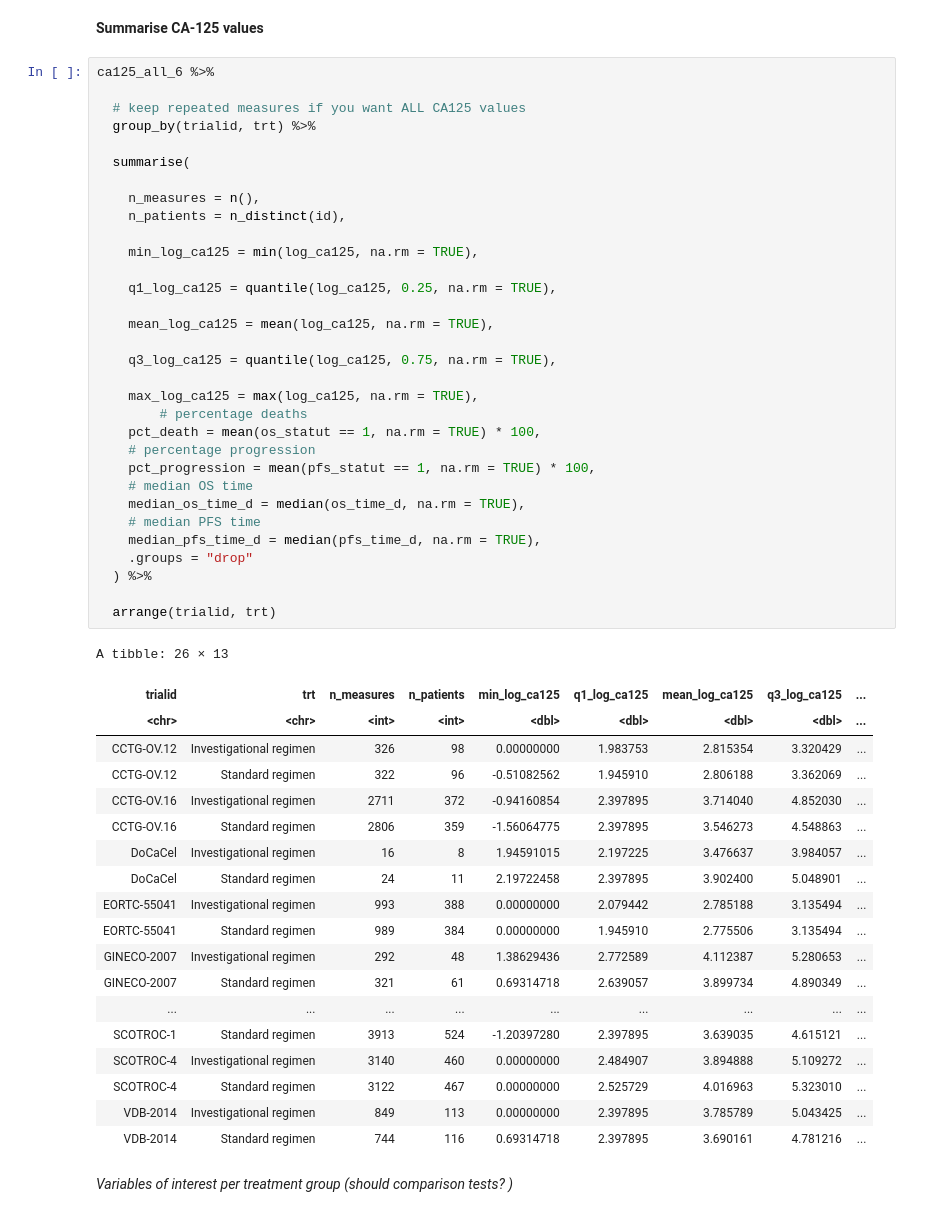
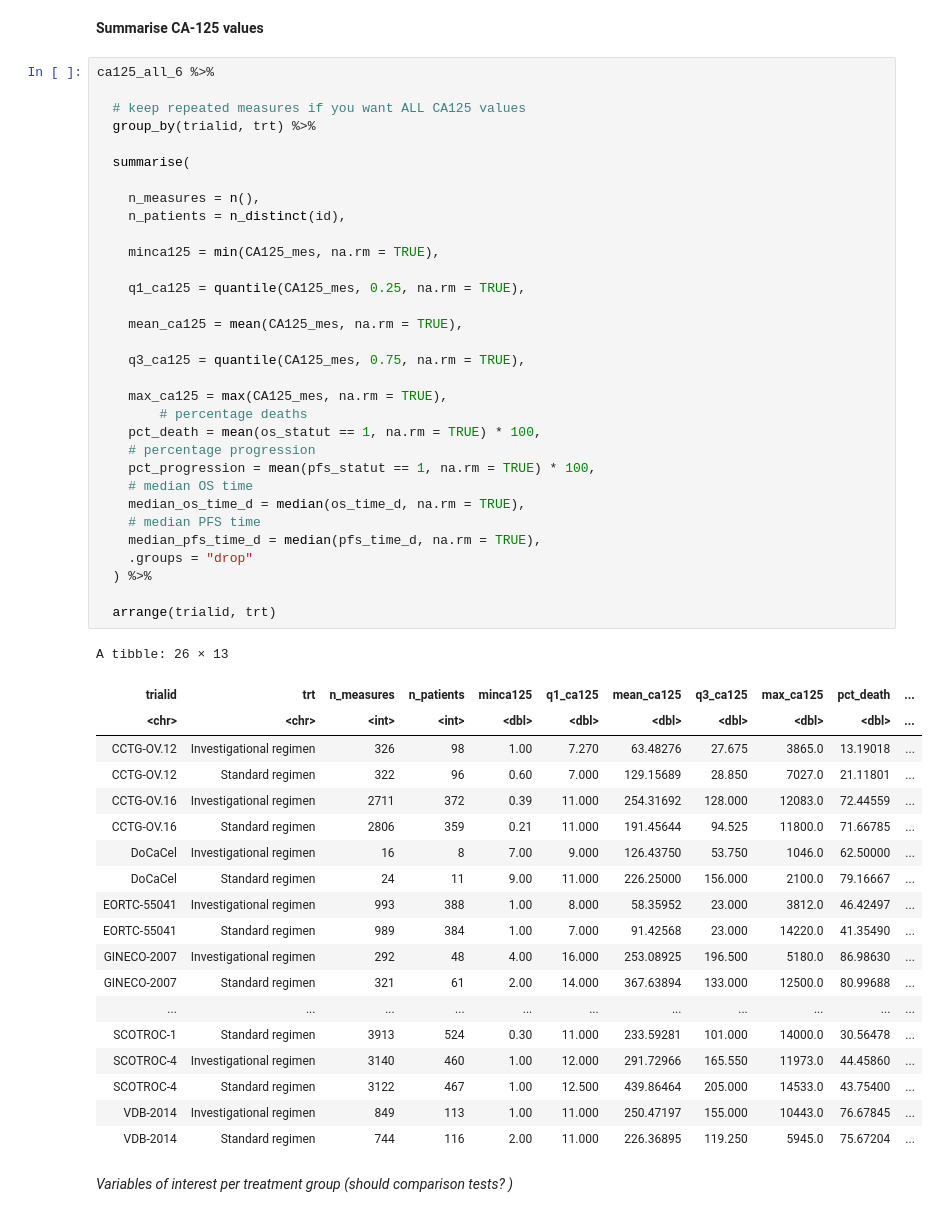
Before and after one commit to Kodro23/Surrogacy_evaluation_CA125, a Jupyter notebook: notebooks/CA125.ipynb, the cells around one changed output. Drawn from its saved outputs; the diff is of its cells as text.

```diff
--- a/notebooks/CA125.ipynb
+++ b/notebooks/CA125.ipynb
@@ -261,55 +278,55 @@ ggplot(subset_data, aes(x = time_ca125, y = log_ca125, color = id, group = id))
 # %%
 ca125_all_6 %>%
 
   # keep repeated measures if you want ALL CA125 values
   group_by(trialid, trt) %>%
 
   summarise(
 
     n_measures = n(),
     n_patients = n_distinct(id),
 
-    min_log_ca125 = min(log_ca125, na.rm = TRUE),
+    minca125 = min(CA125_mes, na.rm = TRUE),
 
-    q1_log_ca125 = quantile(log_ca125, 0.25, na.rm = TRUE),
+    q1_ca125 = quantile(CA125_mes, 0.25, na.rm = TRUE),
 
-    mean_log_ca125 = mean(log_ca125, na.rm = TRUE),
+    mean_ca125 = mean(CA125_mes, na.rm = TRUE),
 
-    q3_log_ca125 = quantile(log_ca125, 0.75, na.rm = TRUE),
+    q3_ca125 = quantile(CA125_mes, 0.75, na.rm = TRUE),
 
-    max_log_ca125 = max(log_ca125, na.rm = TRUE),
+    max_ca125 = max(CA125_mes, na.rm = TRUE),
         # percentage deaths
     pct_death = mean(os_statut == 1, na.rm = TRUE) * 100,
     # percentage progression
     pct_progression = mean(pfs_statut == 1, na.rm = TRUE) * 100,
     # median OS time
     median_os_time_d = median(os_time_d, na.rm = TRUE),
     # median PFS time
     median_pfs_time_d = median(pfs_time_d, na.rm = TRUE),
     .groups = "drop"
   ) %>%
 
   arrange(trialid, trt)
 # %% [output]
 A tibble: 26 × 13
-| trialid | trt | n_measures | n_patients | min_log_ca125 | q1_log_ca125 | mean_log_ca125 | q3_log_ca125 | ... |
-| <chr> | <chr> | <int> | <int> | <dbl> | <dbl> | <dbl> | <dbl> | ... |
-| CCTG-OV.12 | Investigational regimen | 326 | 98 | 0.00000000 | 1.983753 | 2.815354 | 3.320429 | ... |
-| CCTG-OV.12 | Standard regimen | 322 | 96 | -0.51082562 | 1.945910 | 2.806188 | 3.362069 | ... |
-| CCTG-OV.16 | Investigational regimen | 2711 | 372 | -0.94160854 | 2.397895 | 3.714040 | 4.852030 | ... |
-| CCTG-OV.16 | Standard regimen | 2806 | 359 | -1.56064775 | 2.397895 | 3.546273 | 4.548863 | ... |
-| DoCaCel | Investigational regimen | 16 | 8 | 1.94591015 | 2.197225 | 3.476637 | 3.984057 | ... |
-| DoCaCel | Standard regimen | 24 | 11 | 2.19722458 | 2.397895 | 3.902400 | 5.048901 | ... |
-| EORTC-55041 | Investigational regimen | 993 | 388 | 0.00000000 | 2.079442 | 2.785188 | 3.135494 | ... |
-| EORTC-55041 | Standard regimen | 989 | 384 | 0.00000000 | 1.945910 | 2.775506 | 3.135494 | ... |
-| GINECO-2007 | Investigational regimen | 292 | 48 | 1.38629436 | 2.772589 | 4.112387 | 5.280653 | ... |
-| GINECO-2007 | Standard regimen | 321 | 61 | 0.69314718 | 2.639057 | 3.899734 | 4.890349 | ... |
-| ... | ... | ... | ... | ... | ... | ... | ... | ... |
-| SCOTROC-1 | Standard regimen | 3913 | 524 | -1.20397280 | 2.397895 | 3.639035 | 4.615121 | ... |
-| SCOTROC-4 | Investigational regimen | 3140 | 460 | 0.00000000 | 2.484907 | 3.894888 | 5.109272 | ... |
-| SCOTROC-4 | Standard regimen | 3122 | 467 | 0.00000000 | 2.525729 | 4.016963 | 5.323010 | ... |
-| VDB-2014 | Investigational regimen | 849 | 113 | 0.00000000 | 2.397895 | 3.785789 | 5.043425 | ... |
-| VDB-2014 | Standard regimen | 744 | 116 | 0.69314718 | 2.397895 | 3.690161 | 4.781216 | ... |
+| trialid | trt | n_measures | n_patients | minca125 | q1_ca125 | mean_ca125 | q3_ca125 | max_ca125 | pct_death | ... |
+| <chr> | <chr> | <int> | <int> | <dbl> | <dbl> | <dbl> | <dbl> | <dbl> | <dbl> | ... |
+| CCTG-OV.12 | Investigational regimen | 326 | 98 | 1.00 | 7.270 | 63.48276 | 27.675 | 3865.0 | 13.19018 | ... |
+| CCTG-OV.12 | Standard regimen | 322 | 96 | 0.60 | 7.000 | 129.15689 | 28.850 | 7027.0 | 21.11801 | ... |
+| CCTG-OV.16 | Investigational regimen | 2711 | 372 | 0.39 | 11.000 | 254.31692 | 128.000 | 12083.0 | 72.44559 | ... |
+| CCTG-OV.16 | Standard regimen | 2806 | 359 | 0.21 | 11.000 | 191.45644 | 94.525 | 11800.0 | 71.66785 | ... |
+| DoCaCel | Investigational regimen | 16 | 8 | 7.00 | 9.000 | 126.43750 | 53.750 | 1046.0 | 62.50000 | ... |
+| DoCaCel | Standard regimen | 24 | 11 | 9.00 | 11.000 | 226.25000 | 156.000 | 2100.0 | 79.16667 | ... |
+| EORTC-55041 | Investigational regimen | 993 | 388 | 1.00 | 8.000 | 58.35952 | 23.000 | 3812.0 | 46.42497 | ... |
+| EORTC-55041 | Standard regimen | 989 | 384 | 1.00 | 7.000 | 91.42568 | 23.000 | 14220.0 | 41.35490 | ... |
+| GINECO-2007 | Investigational regimen | 292 | 48 | 4.00 | 16.000 | 253.08925 | 196.500 | 5180.0 | 86.98630 | ... |
+| GINECO-2007 | Standard regimen | 321 | 61 | 2.00 | 14.000 | 367.63894 | 133.000 | 12500.0 | 80.99688 | ... |
+| ... | ... | ... | ... | ... | ... | ... | ... | ... | ... | ... |
+| SCOTROC-1 | Standard regimen | 3913 | 524 | 0.30 | 11.000 | 233.59281 | 101.000 | 14000.0 | 30.56478 | ... |
+| SCOTROC-4 | Investigational regimen | 3140 | 460 | 1.00 | 12.000 | 291.72966 | 165.550 | 11973.0 | 44.45860 | ... |
+| SCOTROC-4 | Standard regimen | 3122 | 467 | 1.00 | 12.500 | 439.86464 | 205.000 | 14533.0 | 43.75400 | ... |
+| VDB-2014 | Investigational regimen | 849 | 113 | 1.00 | 11.000 | 250.47197 | 155.000 | 10443.0 | 76.67845 | ... |
+| VDB-2014 | Standard regimen | 744 | 116 | 2.00 | 11.000 | 226.36895 | 119.250 | 5945.0 | 75.67204 | ... |
 # %% [markdown]
 *Variables of interest per treatment group (should comparison tests? )*
 # %% [markdown]
```
Also changed, not shown: parts of 28 cells of this notebook, 1 other file.
